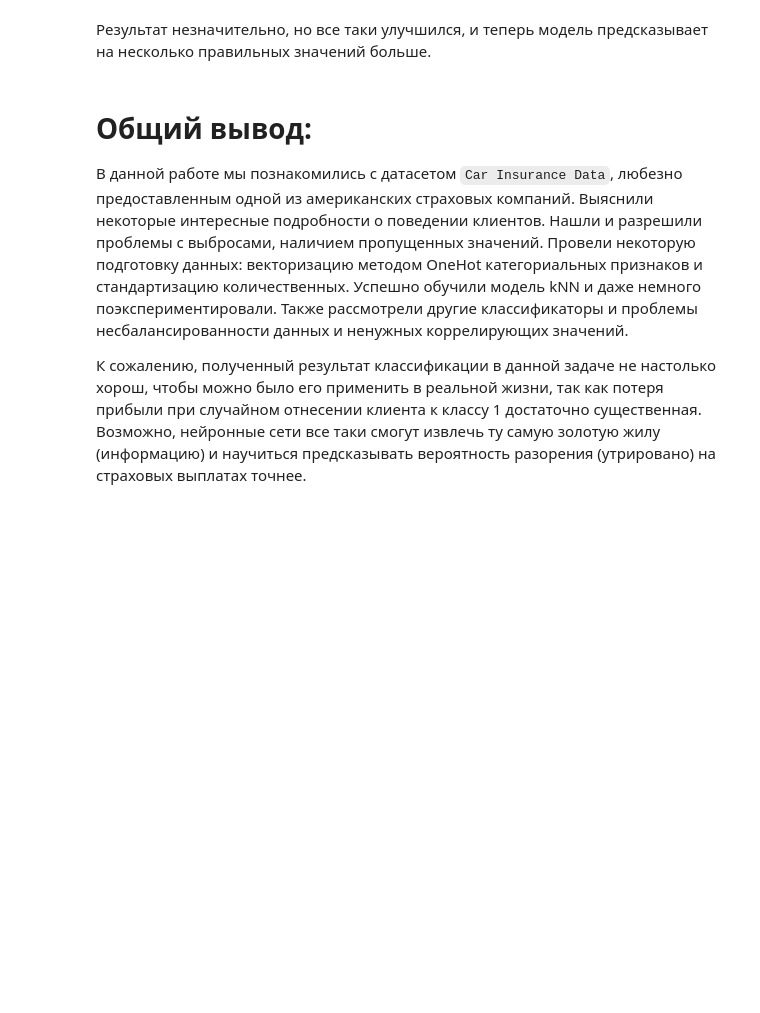
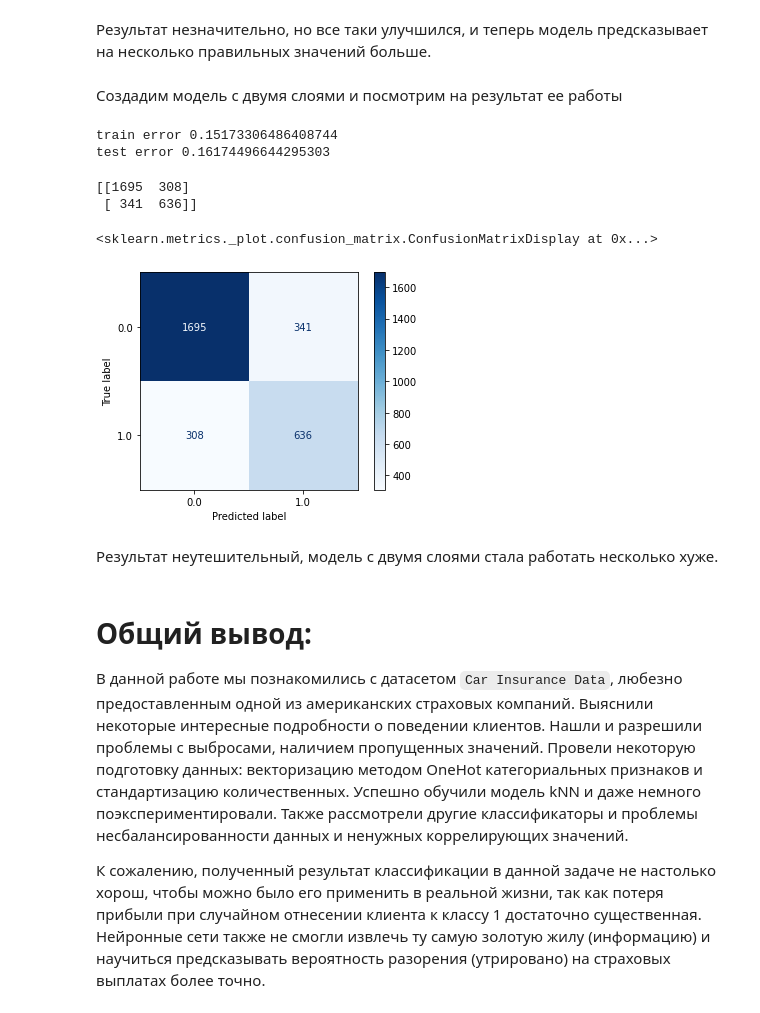
Before and after one commit to PureEvil-UselessMan/MachineLearningAndDataAnalysis, a Jupyter notebook: 00. ML.ipynb, the cells around one changed output. Cells and saved outputs as stored; diff of their text form; code cells hidden in the pictures; blank space fills up the shorter version.

Commit message:
+2 layer

```diff
--- a/00. ML.ipynb
+++ b/00. ML.ipynb
@@ -1342,9 +1343,42 @@ ConfusionMatrixDisplay.from_estimator(mlp_model, X_test, y_test, cmap=plt.cm.Blu
 [figure]
 # %% [markdown]
 Результат незначительно, но все таки улучшился, и теперь модель предсказывает на несколько правильных значений больше.
+# %% [markdown]
+Создадим модель с двумя слоями и посмотрим на результат ее работы
+# %%
+from sklearn.neural_network import MLPClassifier
+alpha_opt = 10
+mlp_model = MLPClassifier(alpha = alpha_opt, hidden_layer_sizes = (hidden_layer_opt, hidden_layer_opt),
+                          activation = "logistic",
+                          solver = "lbfgs",
+                          random_state = 42,
+                          max_iter=1000)
+mlp_model.get_params()["solver"]
+mlp_model.fit(X_train, y_train)
+y_train_pred = mlp_model.predict(X_train)
+y_test_pred = mlp_model.predict(X_test)
+print("train error", np.mean(y_train != y_train_pred))
+print("test error", np.mean(y_test != y_test_pred))
+# %% [output]
+train error 0.15173306486408744
+test error 0.16174496644295303
+# %%
+from sklearn.metrics import confusion_matrix
+from sklearn.metrics import plot_confusion_matrix
+import matplotlib.pyplot as plt
+from sklearn.metrics import ConfusionMatrixDisplay
+print(confusion_matrix(y_test_pred, y_test))
+ConfusionMatrixDisplay.from_estimator(mlp_model, X_test, y_test, cmap=plt.cm.Blues)
+# %% [output]
+[[1695  308]
+ [ 341  636]]
+<sklearn.metrics._plot.confusion_matrix.ConfusionMatrixDisplay at 0x...>
+[figure, added]
+# %% [markdown]
+Результат неутешительный, модель с двумя слоями стала работать несколько хуже.
 # %% [markdown]
 # **Общий вывод**:
 
 В данной работе мы познакомились с датасетом `Car Insurance Data`, любезно предоставленным одной из американских страховых компаний. Выяснили некоторые интересные подробности о поведении клиентов. Нашли и разрешили проблемы с выбросами, наличием пропущенных значений. Провели некоторую подготовку данных: векторизацию методом OneHot категориальных признаков и стандартизацию количественных. Успешно обучили модель kNN и даже немного поэкспериментировали. Также рассмотрели другие классификаторы и проблемы несбалансированности данных и ненужных коррелирующих значений.
 
-К сожалению, полученный результат классификации в данной задаче не настолько хорош, чтобы можно было его применить в реальной жизни, так как потеря прибыли при случайном отнесении клиента к классу 1 достаточно существенная. Возможно, нейронные сети все таки смогут извлечь ту самую золотую жилу (информацию) и научиться предсказывать вероятность разорения (утрировано) на страховых выплатах точнее.
+К сожалению, полученный результат классификации в данной задаче не настолько хорош, чтобы можно было его применить в реальной жизни, так как потеря прибыли при случайном отнесении клиента к классу 1 достаточно существенная. Нейронные сети также не смогли извлечь ту самую золотую жилу (информацию) и научиться предсказывать вероятность разорения (утрировано) на страховых выплатах более точно.
```
Also changed, not shown: parts of 1 cell of this notebook.
